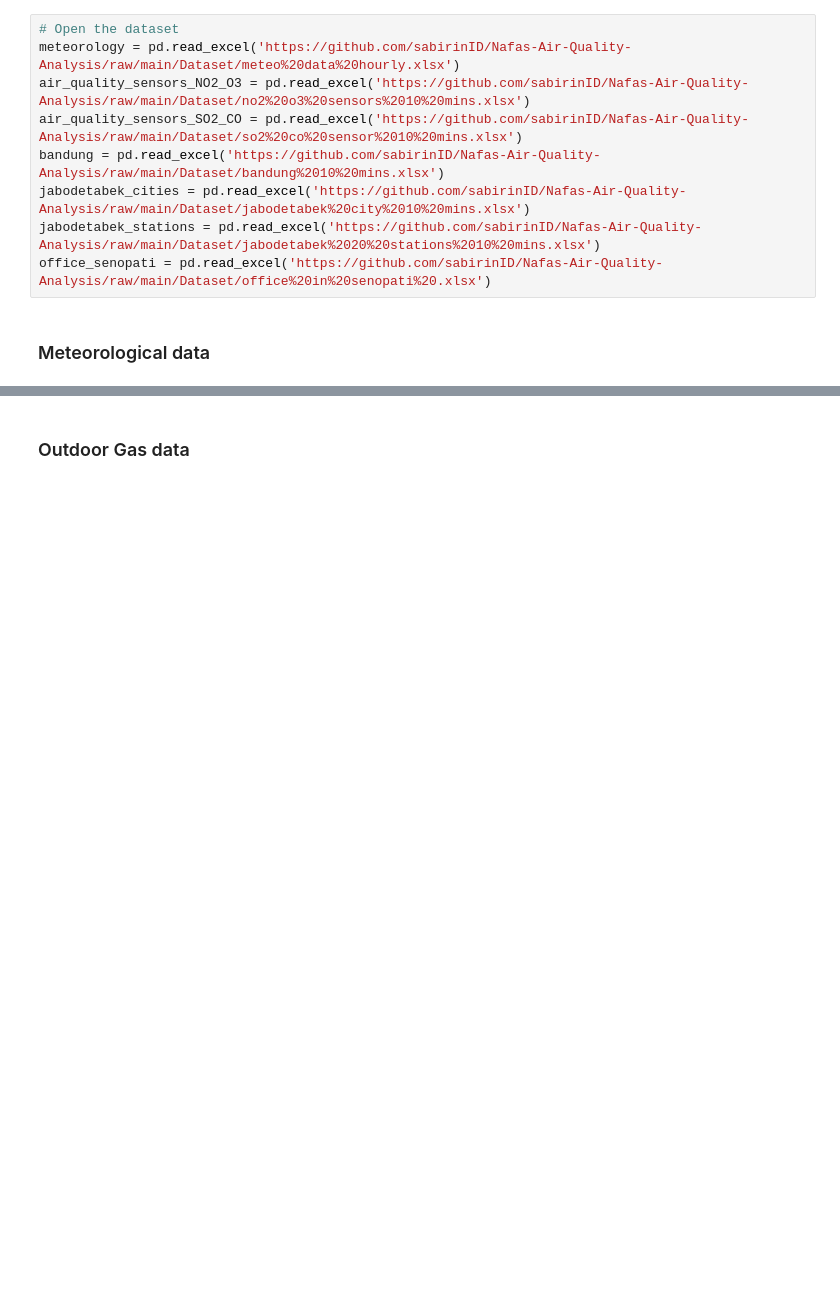
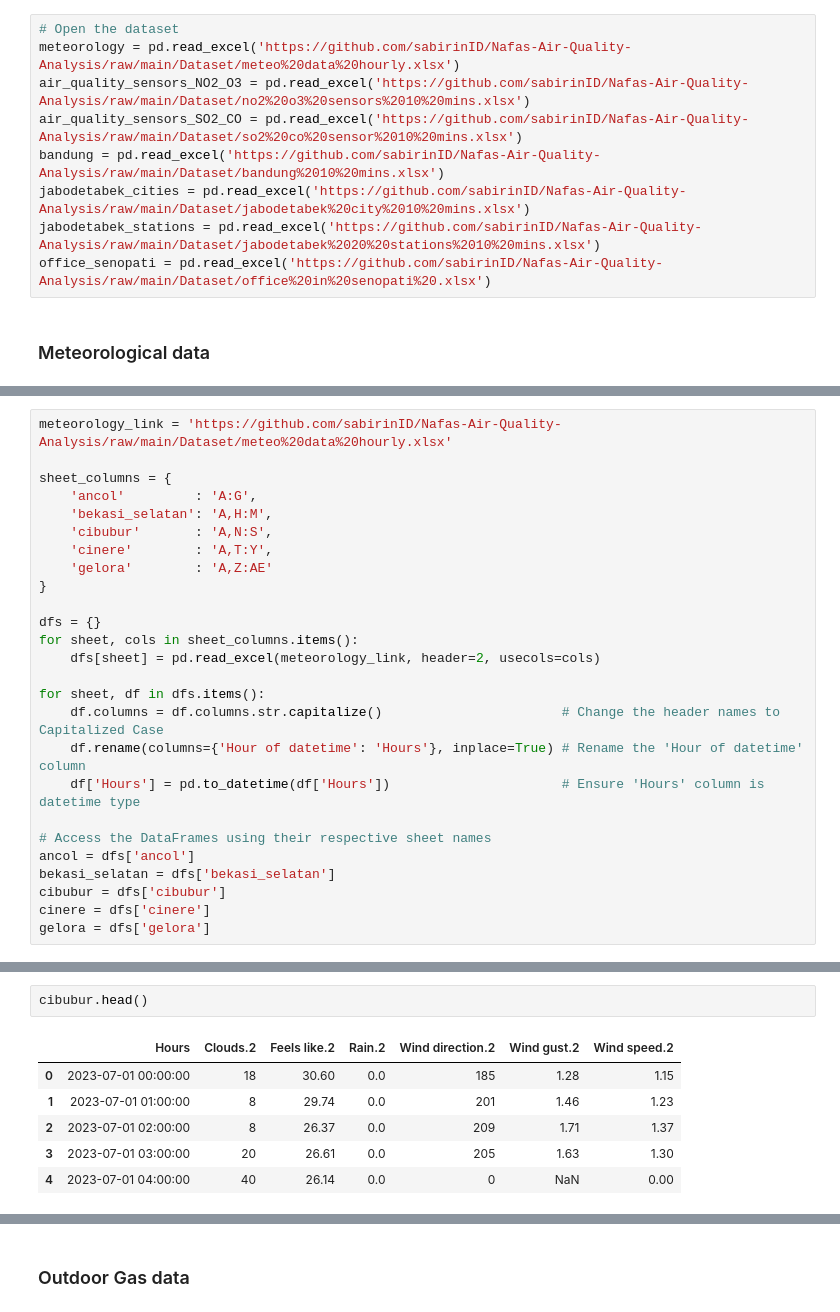
Before and after one commit to sabirinID/Nafas-Air-Quality, a Jupyter notebook: Docs/1-Exploratory-Data-Analysis.ipynb, the cells around one changed output, grey strips where cells are left out. Cells and saved outputs as stored; diff of their text form; blank space fills up the shorter version.

```diff
--- a/Docs/1-Exploratory-Data-Analysis.ipynb
+++ b/Docs/1-Exploratory-Data-Analysis.ipynb
@@ -80,0 +61,26 @@ bekasi_selatan.head()
+# %%
+meteorology_link = 'https://github.com/sabirinID/Nafas-Air-Quality-Analysis/raw/main/Dataset/meteo%20data%20hourly.xlsx'
+
+sheet_columns = {
+    'ancol'         : 'A:G',
+    'bekasi_selatan': 'A,H:M',
+    'cibubur'       : 'A,N:S',
+    'cinere'        : 'A,T:Y',
+    'gelora'        : 'A,Z:AE'
+}
+
+dfs = {}
+for sheet, cols in sheet_columns.items():
+    dfs[sheet] = pd.read_excel(meteorology_link, header=2, usecols=cols)
+
+for sheet, df in dfs.items():
+    df.columns = df.columns.str.capitalize()                       # Change the header names to Capitalized Case
+    df.rename(columns={'Hour of datetime': 'Hours'}, inplace=True) # Rename the 'Hour of datetime' column
+    df['Hours'] = pd.to_datetime(df['Hours'])                      # Ensure 'Hours' column is datetime type
+
+# Access the DataFrames using their respective sheet names
+ancol = dfs['ancol']
+bekasi_selatan = dfs['bekasi_selatan']
+cibubur = dfs['cibubur']
+cinere = dfs['cinere']
+gelora = dfs['gelora']
@@ -80,0 +122,9 @@ bekasi_selatan.head()
+# %%
+cibubur.head()
+# %% [output]
+|  | Hours | Clouds.2 | Feels like.2 | Rain.2 | Wind direction.2 | Wind gust.2 | Wind speed.2 |
+| 0 | 2023-07-01 00:00:00 | 18 | 30.60 | 0.0 | 185 | 1.28 | 1.15 |
+| 1 | 2023-07-01 01:00:00 | 8 | 29.74 | 0.0 | 201 | 1.46 | 1.23 |
+| 2 | 2023-07-01 02:00:00 | 8 | 26.37 | 0.0 | 209 | 1.71 | 1.37 |
+| 3 | 2023-07-01 03:00:00 | 20 | 26.61 | 0.0 | 205 | 1.63 | 1.30 |
+| 4 | 2023-07-01 04:00:00 | 40 | 26.14 | 0.0 | 0 | NaN | 0.00 |
```
Also changed, not shown: parts of 10 cells of this notebook.
